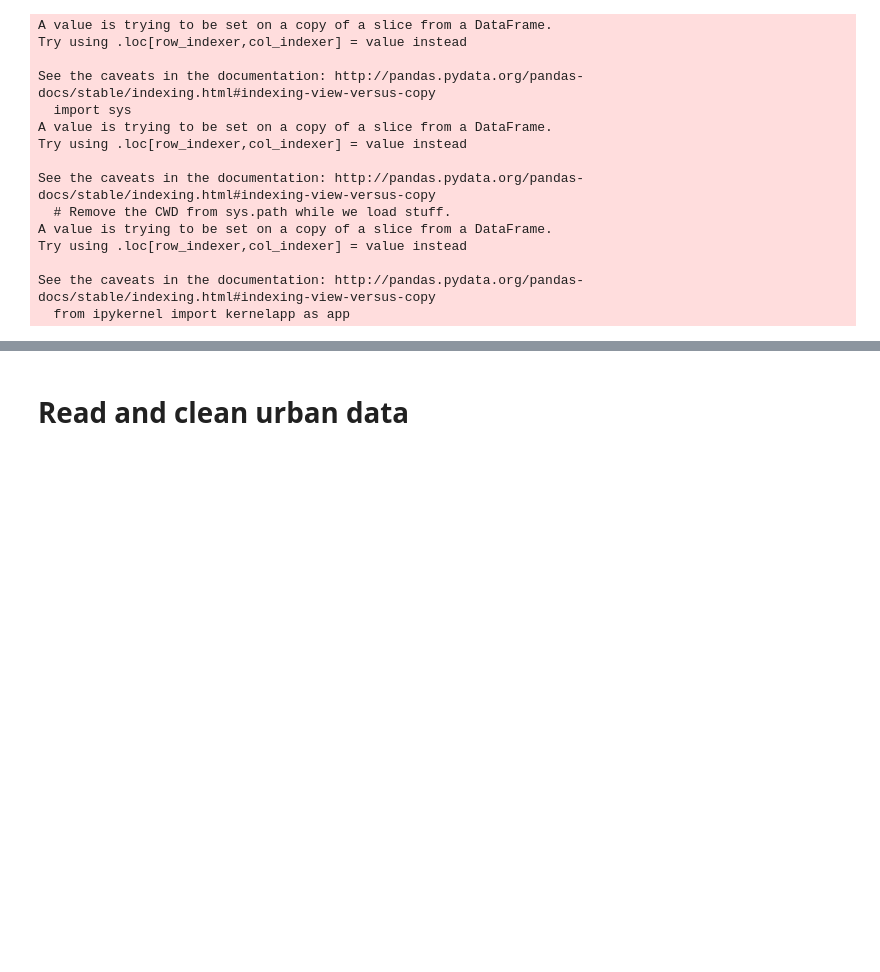
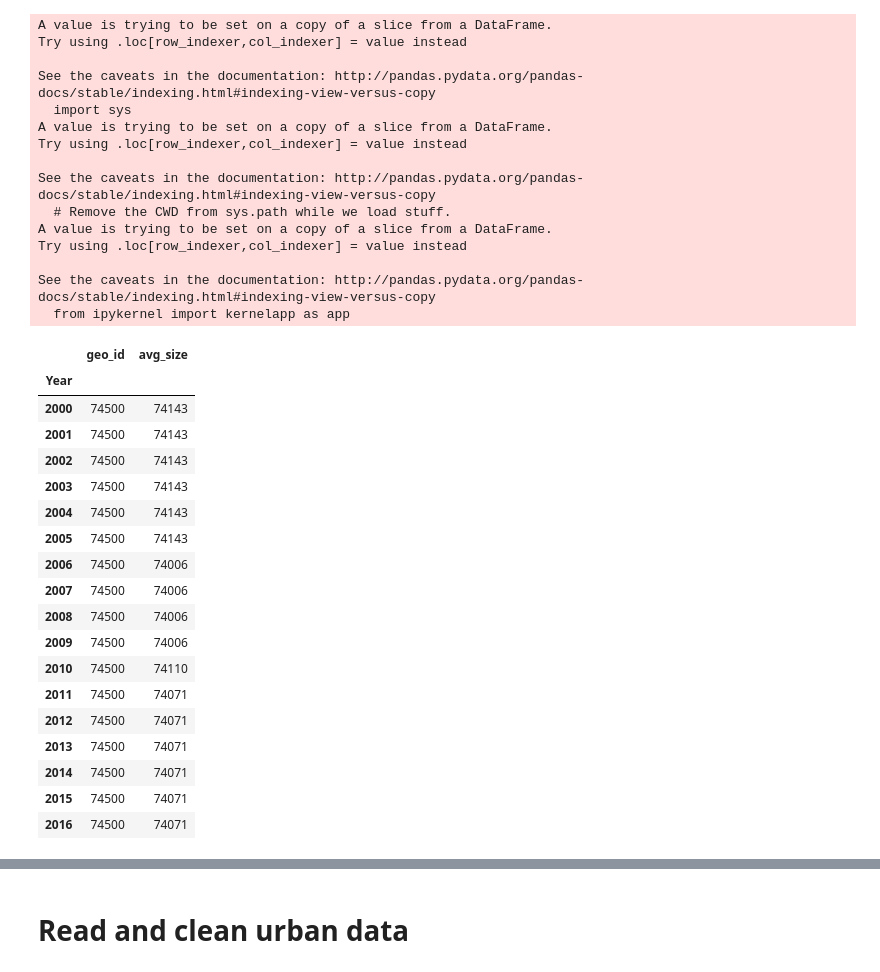
Before and after one commit to justincohler/evictions-learn, a Jupyter notebook: src/data/Gathering and Cleaning Census Data .ipynb, the cells around one changed output, grey strips where cells are left out. Saved outputs shown, nothing was run; the diff lists cells and outputs as text; code cells hidden in the pictures; blank space fills up the shorter version.

Commit message:
update hhsize

```diff
--- a/src/data/Gathering and Cleaning Census Data .ipynb
+++ b/src/data/Gathering and Cleaning Census Data .ipynb
@@ -208,7 +217,7 @@ hs_census10['avg_size'] = hs_census10['total_ppl']/ hs_census10['Total_HH']
 # %%
 hs_census_final10 = hs_census10[['Year', 'geo_id', 'avg_size']]
 # %%
-hs_census15 = pd.read_csv('census/hhsize_acs_2015.csv')
+hs_census15 = pd.read_csv('raw/census/hhsize_acs_2015.csv')
 hs_census15.head()
 # %% [output]
 |  | GISJOIN | YEAR | REGIONA | DIVISIONA | STATE | STATEA | COUNTY | COUNTYA | COUSUBA | PLACEA | ... | ... |
@@ -229,7 +238,7 @@ hs_census15 = hs_census15[['Year','Total_HH', 'HHF_2', 'HHF_3', 'HHF_4', 'HHF_5'
                       'HHN_3', 'HHN_4', 'HHN_5', 'HHN_6', 'HHN_7', 'geo_id']]
 hs_census15['total_ppl'] = hs_census15['HHF_2']*2 + hs_census15['HHF_3']*3 + hs_census15['HHF_4']*4 + hs_census15['HHF_5']*5 + hs_census10['HHF_6']*6 + hs_census10['HHF_7']*7 + hs_census10['HHN_1'] + hs_census10['HHN_2']*2 + hs_census10['HHN_3']*3 + hs_census10['HHN_4']*4 + hs_census10['HHN_5']*5 + hs_census10['HHN_6']*6 + hs_census10['HHN_7']*7
 hs_census15['avg_size'] = hs_census15['total_ppl']/ hs_census15['Total_HH']
-#hs_census_final15 = hs_census15[['Year', 'geo_id', 'avg_size']]
+hs_census_final15 = hs_census15[['Year', 'geo_id', 'avg_size']]
 # %%
 hs_census15_inf = hs_census15[hs_census15['avg_size'] == np.inf]
 # %%
@@ -280,6 +289,39 @@ Try using .loc[row_indexer,col_indexer] = value instead
 
 See the caveats in the documentation: http://pandas.pydata.org/pandas-docs/stable/indexing.html#indexing-view-versus-copy
   from ipykernel import kernelapp as app
+# %%
+# Replace infinite entries with 7
+
+mask = hs_final.avg_size == np.inf
+column_name = 'avg_size'
+hs_final.loc[mask, column_name] = 7
+# %%
+# Replace values greater than 7 with 7
+mask = hs_final.avg_size > 7
+column_name = 'avg_size'
+hs_final.loc[mask, column_name] = 7
+# %%
+hs_final.groupby('Year').count()
+# %% [output]
+|  | geo_id | avg_size |
+| Year |  |  |
+| 2000 | 74500 | 74143 |
+| 2001 | 74500 | 74143 |
+| 2002 | 74500 | 74143 |
+| 2003 | 74500 | 74143 |
+| 2004 | 74500 | 74143 |
+| 2005 | 74500 | 74143 |
+| 2006 | 74500 | 74006 |
+| 2007 | 74500 | 74006 |
+| 2008 | 74500 | 74006 |
+| 2009 | 74500 | 74006 |
+| 2010 | 74500 | 74110 |
+| 2011 | 74500 | 74071 |
+| 2012 | 74500 | 74071 |
+| 2013 | 74500 | 74071 |
+| 2014 | 74500 | 74071 |
+| 2015 | 74500 | 74071 |
+| 2016 | 74500 | 74071 |
 # %%
 hs_final.groupby('Year').max()
 # %% [output]
```
Also changed, not shown: parts of 13 cells of this notebook.
